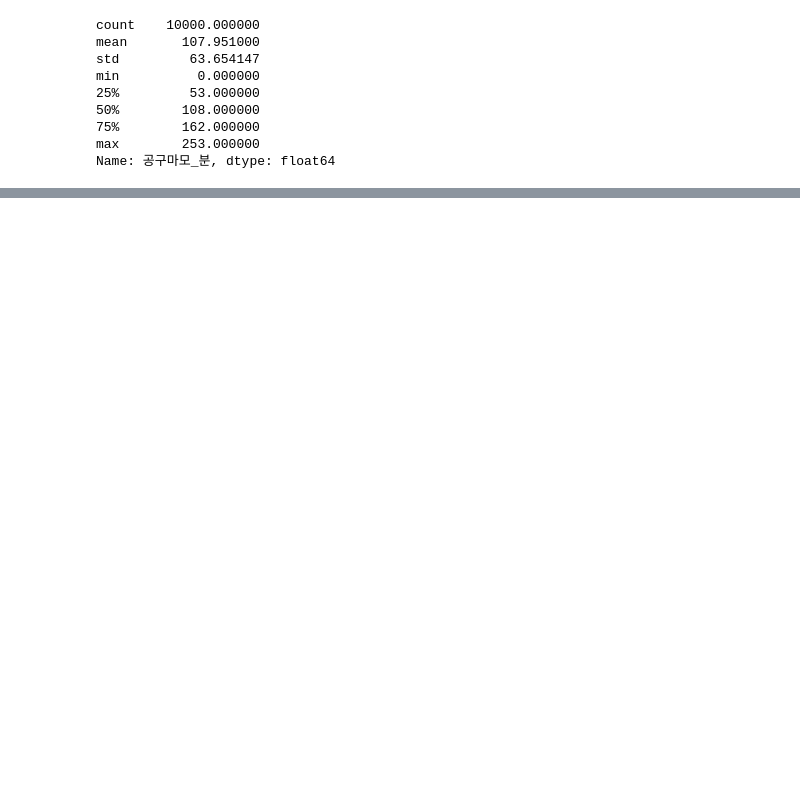
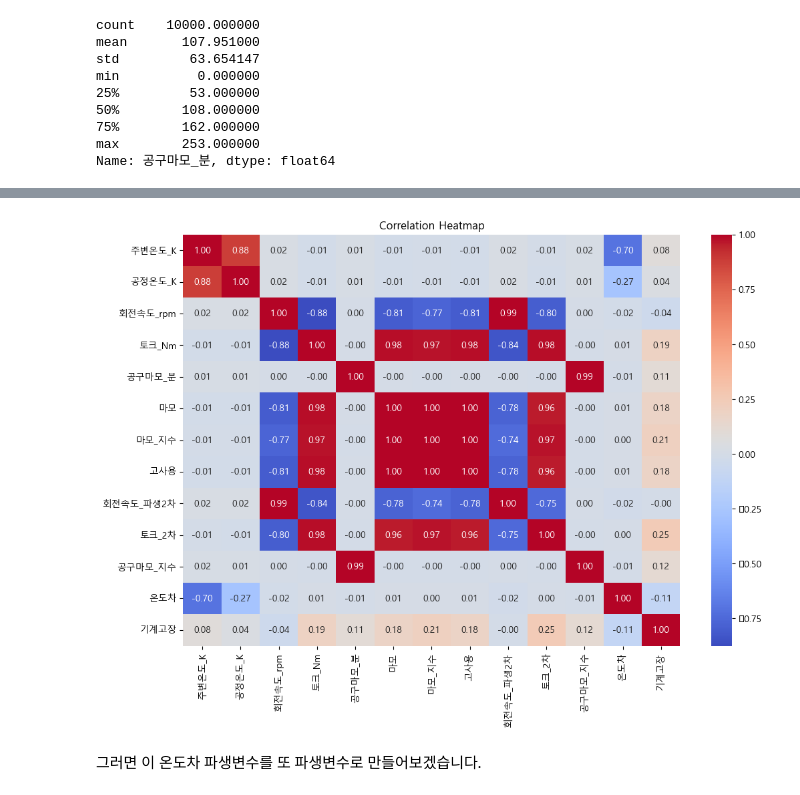
Before and after one commit to parkjunsu3321/Milling_Machine_Predictive, a Jupyter notebook: EDA/EDA.ipynb, the cells around one changed output, grey strips where cells are left out. Saved outputs shown, nothing was run; the diff lists cells and outputs as text; code cells hidden in the pictures; blank space fills up the shorter version.

```diff
--- a/EDA/EDA.ipynb
+++ b/EDA/EDA.ipynb
@@ -432,0 +513,25 @@ torque_failure
+# %%
+df_fail['온도차'] = df_fail['공정온도_K'] - df_fail['주변온도_K']
+# %%
+import matplotlib.pyplot as plt
+import seaborn as sns
+
+plt.figure(figsize=(12, 8))
+
+df_fail = df_fail[[c for c in df_fail if c != '기계고장'] + ['기계고장']]
+
+corr = df_fail.corr(numeric_only=True)
+
+sns.heatmap(
+    corr,
+    annot=True,
+    cmap="coolwarm",
+    fmt=".2f"
+)
+
+plt.title("Correlation Heatmap")
+plt.show()
+# %% [output]
+[figure, added]
+# %% [markdown]
+그러면 이 온도차 파생변수를 또 파생변수로 만들어보겠습니다.
```
Also changed, not shown: parts of 18 cells of this notebook.
